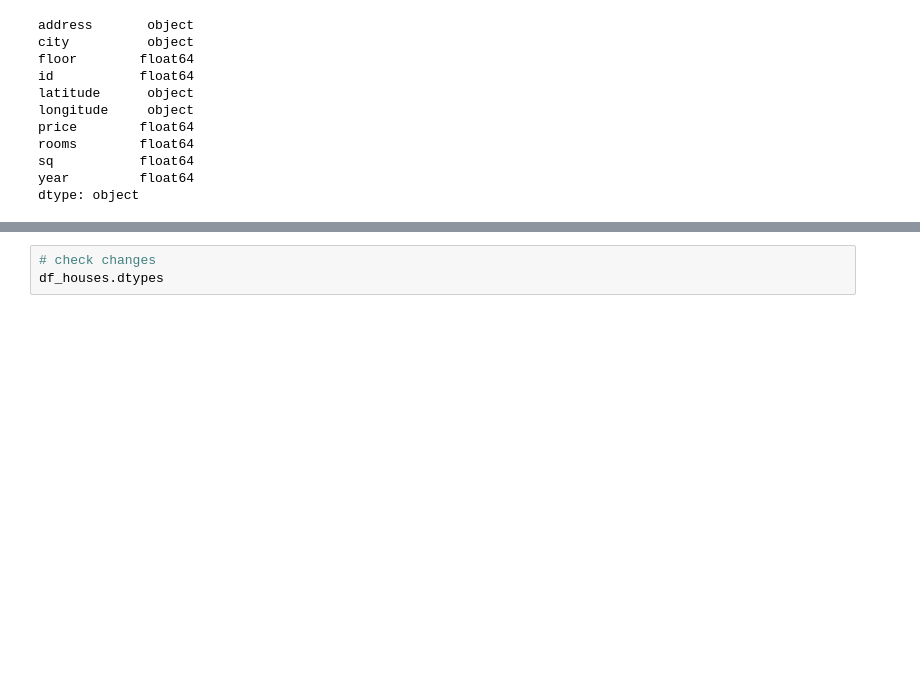
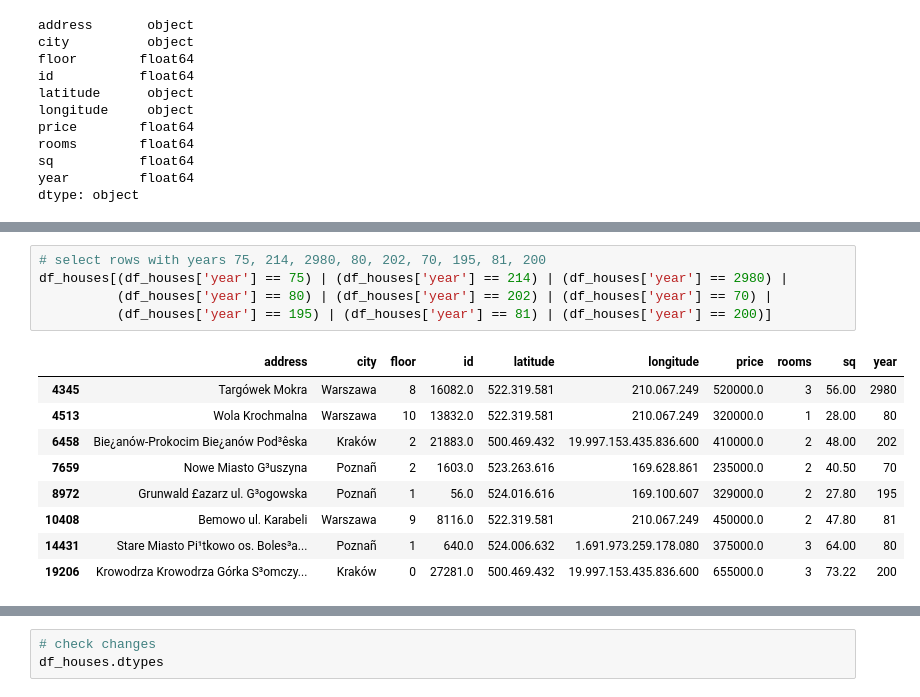
Before and after one commit to princeKike27/Poland-House-Prices-Prediction, a Jupyter notebook: Poland_House_Prices_Prediction.ipynb, the cells around one changed output, grey strips where cells are left out. Cells and saved outputs as stored; diff of their text form; blank space fills up the shorter version.

```diff
--- a/Poland_House_Prices_Prediction.ipynb
+++ b/Poland_House_Prices_Prediction.ipynb
@@ -66,0 +85,15 @@ df_houses['year'] = df_houses['year'].astype(int)
+# %%
+# select rows with years 75, 214, 2980, 80, 202, 70, 195, 81, 200
+df_houses[(df_houses['year'] == 75) | (df_houses['year'] == 214) | (df_houses['year'] == 2980) |
+          (df_houses['year'] == 80) | (df_houses['year'] == 202) | (df_houses['year'] == 70) |
+          (df_houses['year'] == 195) | (df_houses['year'] == 81) | (df_houses['year'] == 200)]
+# %% [output]
+|  | address | city | floor | id | latitude | longitude | price | rooms | sq | year |
+| 4345 | Targówek Mokra | Warszawa | 8 | 16082.0 | 522.319.581 | 210.067.249 | 520000.0 | 3 | 56.00 | 2980 |
+| 4513 | Wola Krochmalna | Warszawa | 10 | 13832.0 | 522.319.581 | 210.067.249 | 320000.0 | 1 | 28.00 | 80 |
+| 6458 | Bie¿anów-Prokocim Bie¿anów Pod³êska | Kraków | 2 | 21883.0 | 500.469.432 | 19.997.153.435.836.600 | 410000.0 | 2 | 48.00 | 202 |
+| 7659 | Nowe Miasto G³uszyna | Poznañ | 2 | 1603.0 | 523.263.616 | 169.628.861 | 235000.0 | 2 | 40.50 | 70 |
+| 8972 | Grunwald £azarz ul. G³ogowska | Poznañ | 1 | 56.0 | 524.016.616 | 169.100.607 | 329000.0 | 2 | 27.80 | 195 |
+| 10408 | Bemowo ul. Karabeli | Warszawa | 9 | 8116.0 | 522.319.581 | 210.067.249 | 450000.0 | 2 | 47.80 | 81 |
+| 14431 | Stare Miasto Pi¹tkowo os. Boles³a... | Poznañ | 1 | 640.0 | 524.006.632 | 1.691.973.259.178.080 | 375000.0 | 3 | 64.00 | 80 |
+| 19206 | Krowodrza Krowodrza Górka S³omczy... | Kraków | 0 | 27281.0 | 500.469.432 | 19.997.153.435.836.600 | 655000.0 | 3 | 73.22 | 200 |
```
Also changed, not shown: parts of 13 cells of this notebook.
